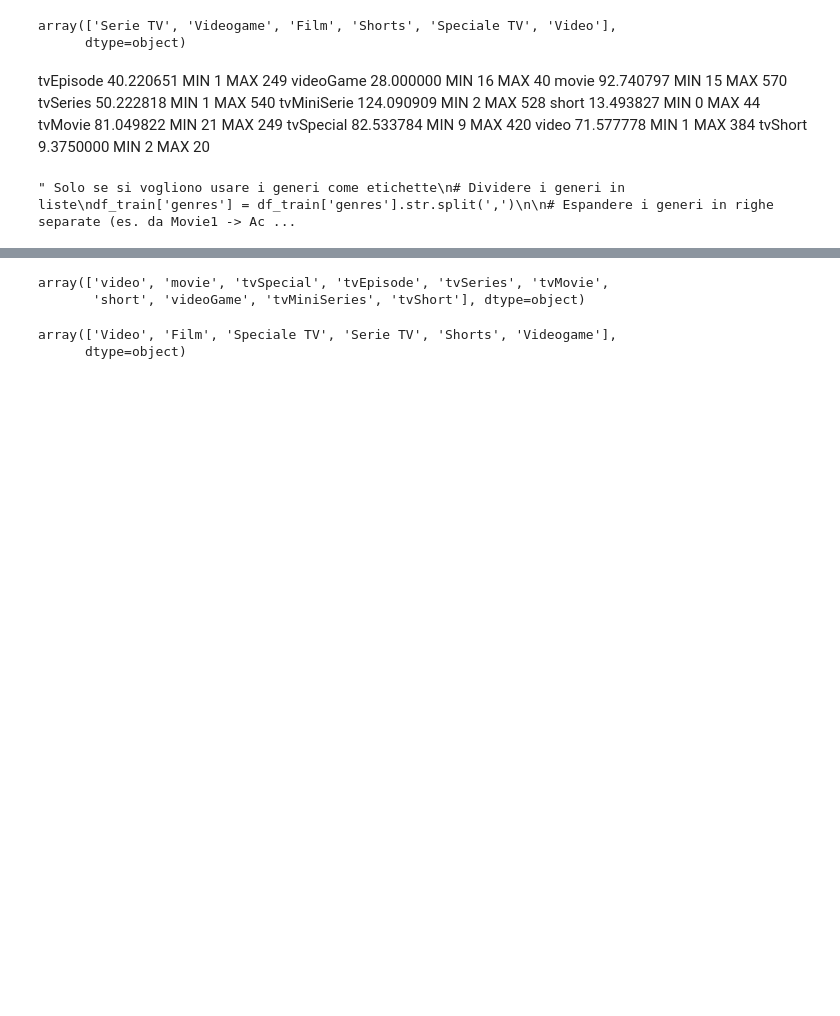
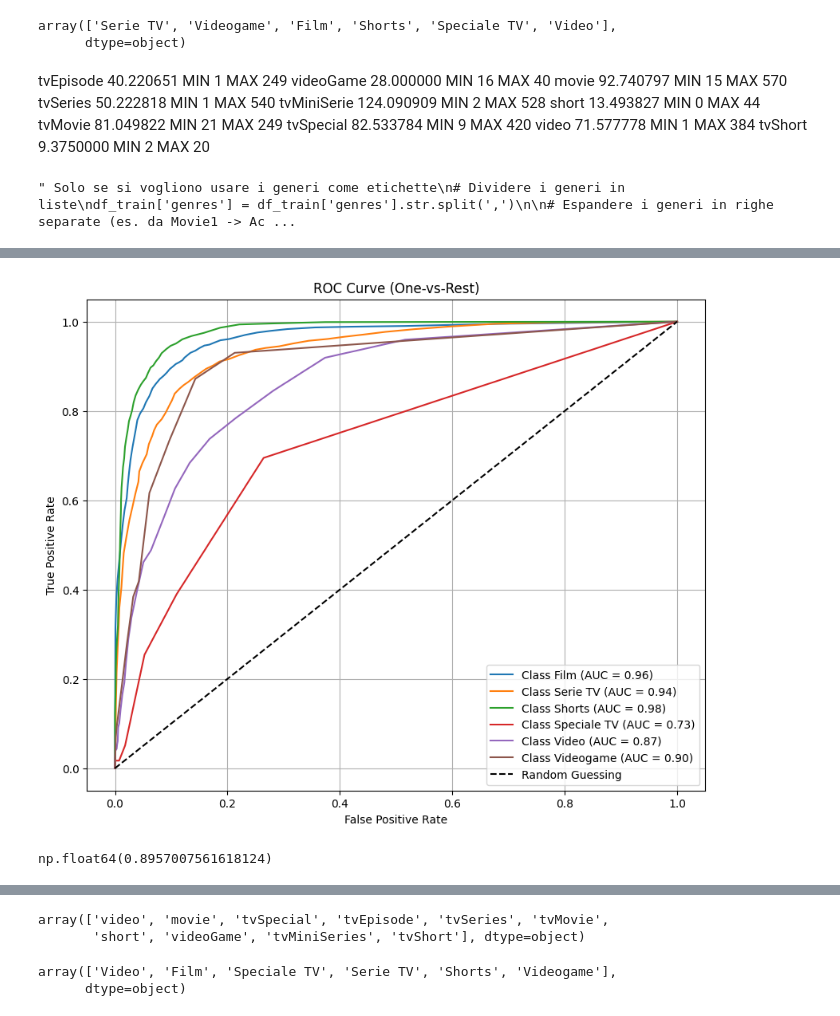
Before and after one commit to luigiascio/Data-Mining-I, a Jupyter notebook: Classification.ipynb, the cells around one changed output, grey strips where cells are left out. Cells and saved outputs as stored; diff of their text form; code cells hidden in the pictures; blank space fills up the shorter version.

```diff
--- a/Classification.ipynb
+++ b/Classification.ipynb
@@ -77,0 +161,4 @@ Carichiamo test_nolog e creiamo le variabili
+# %%
+# Return probability estimates for the test data X.
+y_val_pred_proba = clf.predict_proba(X_val_norm)
+y_val_pred_proba[0:10]
@@ -77,0 +197,29 @@ Carichiamo test_nolog e creiamo le variabili
+# %%
+plt.figure(figsize=(10, 8))
+
+for i, class_label in enumerate(classes):
+    # ROC curve per la classe i
+    fpr, tpr, _ = roc_curve(y_val_binarized[:, i], y_val_pred_proba[:, i])
+    auc = roc_auc_score(y_val_binarized[:, i], y_val_pred_proba[:, i])
+
+    # Traccia la curva ROC
+    plt.plot(fpr, tpr, label=f"Class {class_label} (AUC = {auc:.2f})")
+
+# Linea casuale per riferimento
+plt.plot([0, 1], [0, 1], 'k--', label="Random Guessing")
+
+# Personalizza il grafico
+plt.xlabel("False Positive Rate")
+plt.ylabel("True Positive Rate")
+plt.title("ROC Curve (One-vs-Rest)")
+plt.legend(loc="best")
+plt.grid()
+plt.show()
+# %% [output]
+[figure, added]
+# %%
+# AUC (AREA UNDER THE CURVE, Ti dice quanto bene il modello riesce a distinguere tra le classi.)
+# media di tutte le classi (le singole sono gia nel grafico)
+roc_auc_score(y_val_binarized, y_val_pred_proba, multi_class="ovr", average="macro")
+# %% [output]
+np.float64(0.8957007561618124)
```
Also changed, not shown: parts of 47 cells of this notebook.
